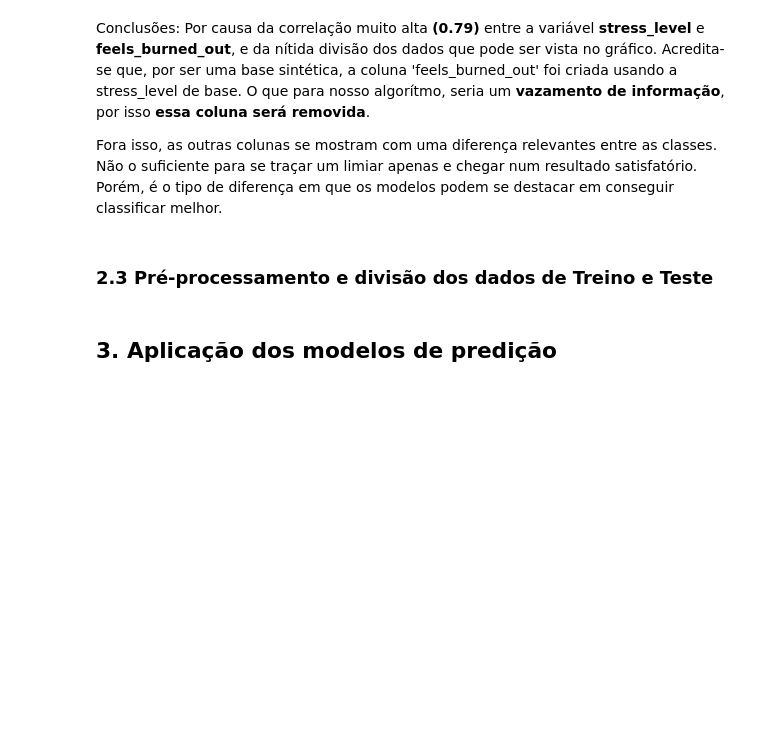
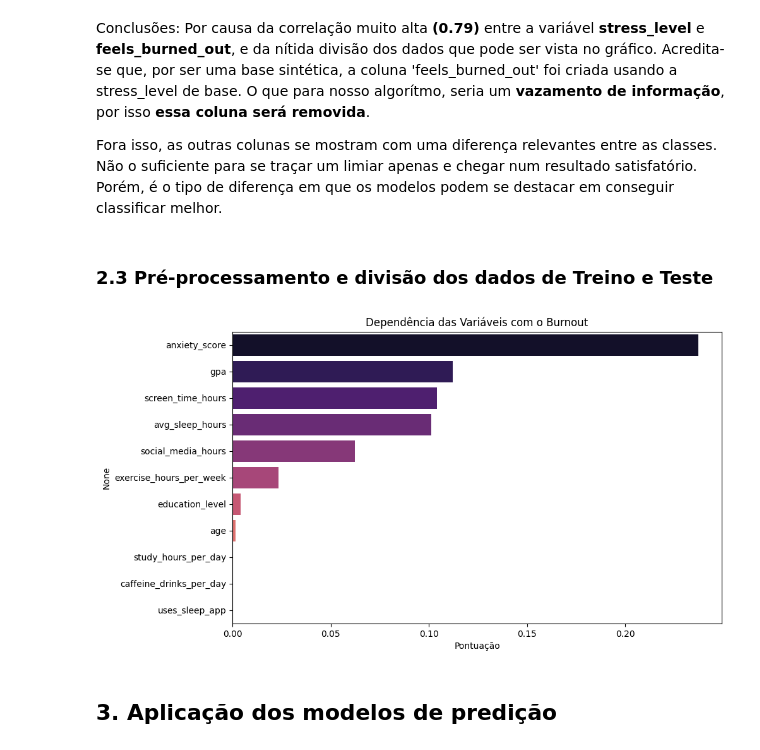
Before and after one commit to BrunuCosta/students_GPA_regression, a Jupyter notebook: students_burnout.ipynb, the cells around one changed output. Cells and saved outputs as stored; diff of their text form; code cells hidden in the pictures; blank space fills up the shorter version.

```diff
--- a/students_burnout.ipynb
+++ b/students_burnout.ipynb
@@ -227,20 +253,15 @@ X_test[colunas_numericas] = scaler.transform(X_test[colunas_numericas])
 # %%
-# @title
-# AVALIAR SE MANTEM ESSA PARTE
-mi_scores = mutual_info_regression(X_train, y_train, random_state=42)
+from sklearn.feature_selection import mutual_info_classif
+mi_scores_classif = mutual_info_classif(X_train, y_train, random_state=42)
 
-# 3. Organizar os resultados para visualização
-mi_series = pd.Series(mi_scores, index=dataset.drop(['gpa'], axis=1).columns, name="Informação Mútua")
-mi_series = mi_series.sort_values(ascending=False)
+# 3. Organizar e plotar
+mi_series_classif = pd.Series(mi_scores_classif, index=X_train.columns, name="Info Mútua (Classificação)")
+mi_series_classif = mi_series_classif.sort_values(ascending=False)
 
-print("Pontuações de Informação Mútua:")
-print(mi_series)
-
-# 4. Plotar o gráfico
 plt.figure(figsize=(10, 6))
-sns.barplot(x=mi_series.values, y=mi_series.index, hue=mi_series.index, palette="viridis", legend=False)
-plt.title("Dependência das Variáveis com o GPA (Mutual Information)")
-plt.xlabel("Pontuação (Valores atipicamente altos indicam vazamento)")
-plt.ylabel("Variáveis")
-plt.tight_layout()
+sns.barplot(x=mi_series_classif.values, y=mi_series_classif.index, hue=mi_series_classif.index, palette="magma", legend=False)
+plt.title("Dependência das Variáveis com o Burnout")
+plt.xlabel("Pontuação")
 plt.show()
+# %% [output]
+[figure, added]
```
Also changed, not shown: parts of 11 cells of this notebook.
